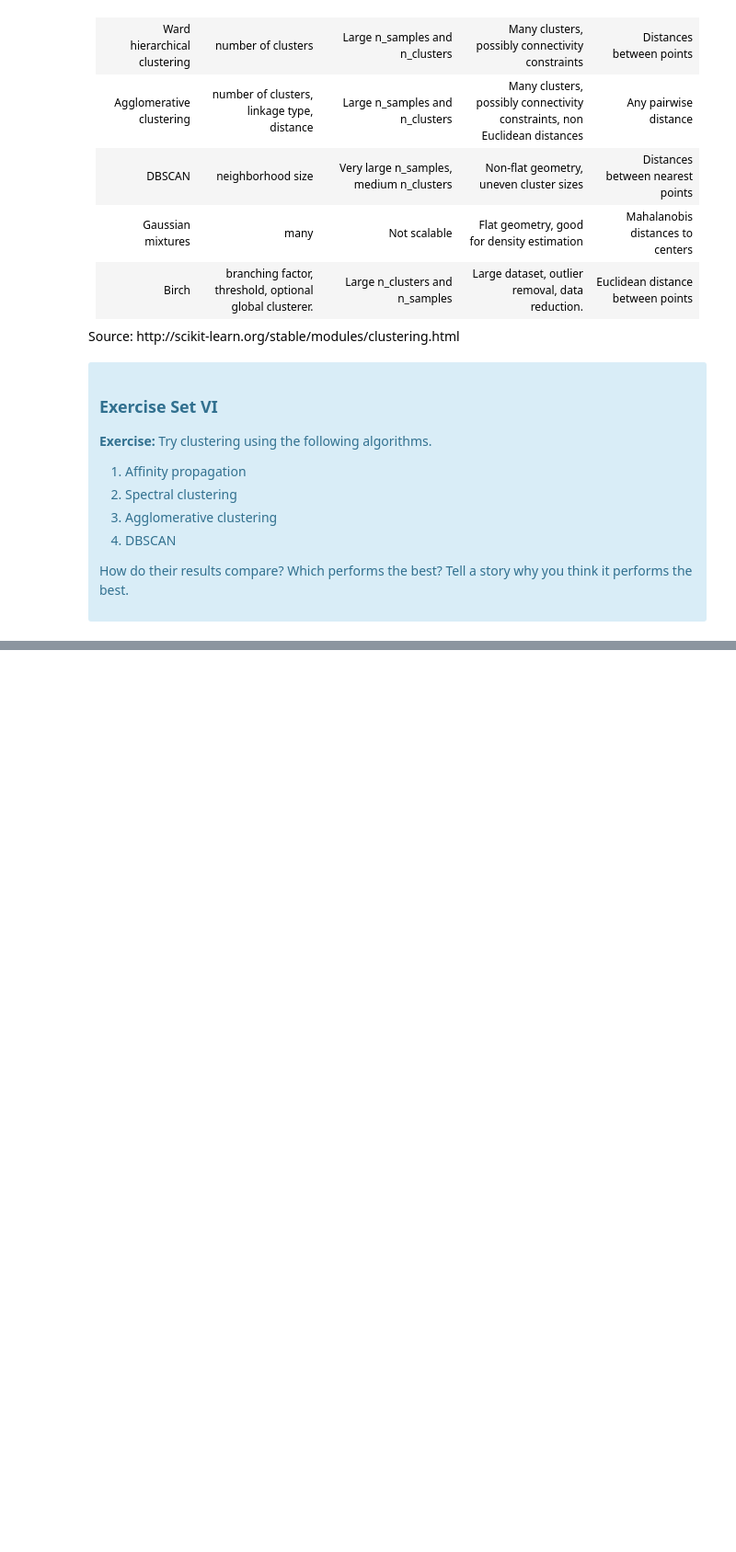
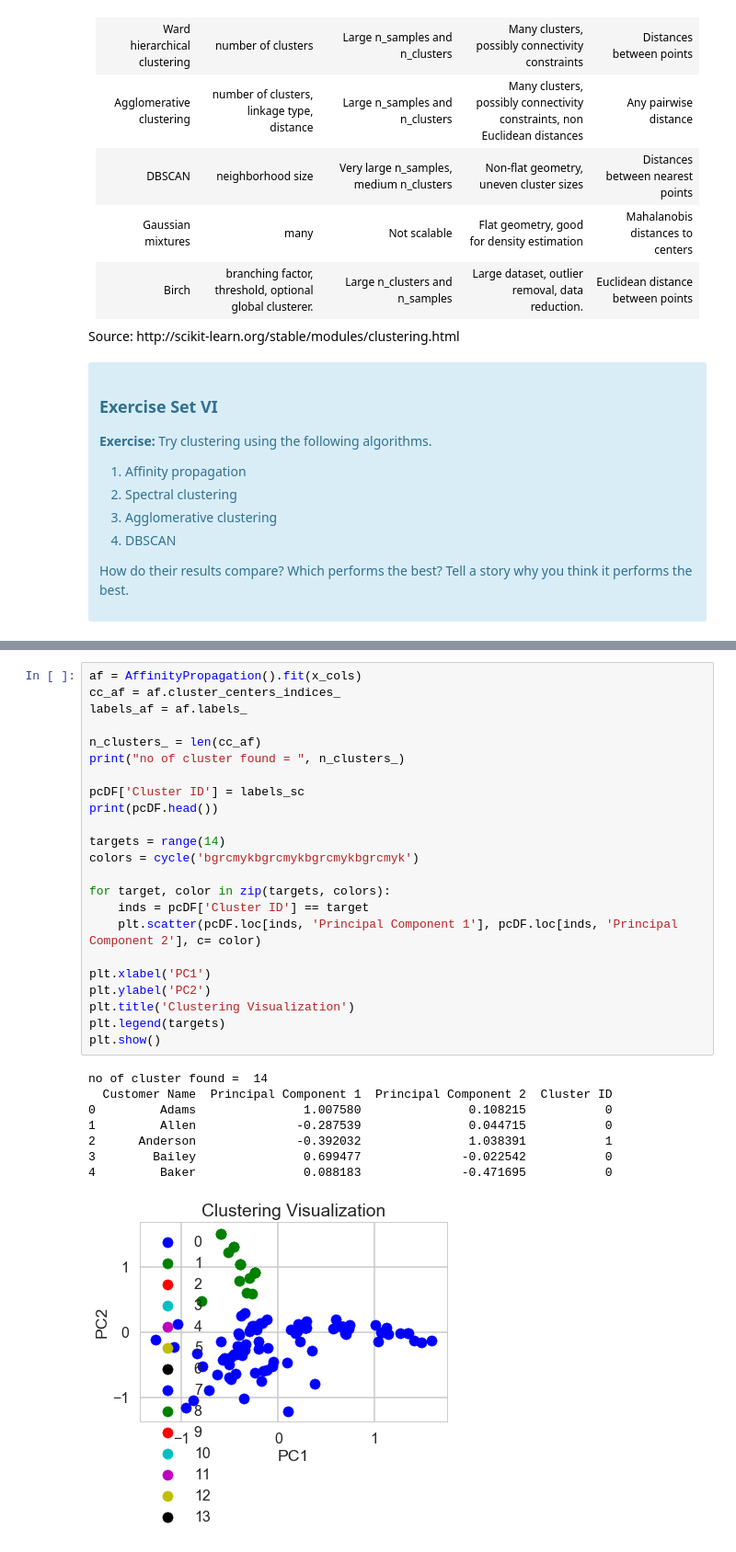
Before and after one commit to harsha-nilakantan/Springboard, a Jupyter notebook: 8.5 Introduction to Unsupervised Learning- Project/Customer Segmentation Using Clustering - Instructions and Exercise/Mini_Project_Clustering.ipynb, the cells around one changed output, grey strips where cells are left out. Shown at 92% size. Drawn from its saved outputs; the diff is of its cells as text; blank space fills up the shorter version.

```diff
--- a/8.5 Introduction to Unsupervised Learning- Project/Customer Segmentation Using Clustering - Instructions and Exercise/Mini_Project_Clustering.ipynb
+++ b/8.5 Introduction to Unsupervised Learning- Project/Customer Segmentation Using Clustering - Instructions and Exercise/Mini_Project_Clustering.ipynb
@@ -399,0 +561,32 @@ Source: http://scikit-learn.org/stable/modules/clustering.html
+# %%
+af = AffinityPropagation().fit(x_cols)
+cc_af = af.cluster_centers_indices_
+labels_af = af.labels_
+
+n_clusters_ = len(cc_af)
+print("no of cluster found = ", n_clusters_)
+
+pcDF['Cluster ID'] = labels_sc
+print(pcDF.head())
+
+targets = range(14)
+colors = cycle('bgrcmykbgrcmykbgrcmykbgrcmyk')
+
+for target, color in zip(targets, colors):
+    inds = pcDF['Cluster ID'] == target
+    plt.scatter(pcDF.loc[inds, 'Principal Component 1'], pcDF.loc[inds, 'Principal Component 2'], c= color)
+
+plt.xlabel('PC1')
+plt.ylabel('PC2')
+plt.title('Clustering Visualization')
+plt.legend(targets)
+plt.show()
+# %% [output]
+no of cluster found =  14
+  Customer Name  Principal Component 1  Principal Component 2  Cluster ID
+0         Adams               1.007580               0.108215           0
+1         Allen              -0.287539               0.044715           0
+2      Anderson              -0.392032               1.038391           1
+3        Bailey               0.699477              -0.022542           0
+4         Baker               0.088183              -0.471695           0
+[figure, added]
```
Also changed, not shown: parts of 30 cells of this notebook, 4 other files.
